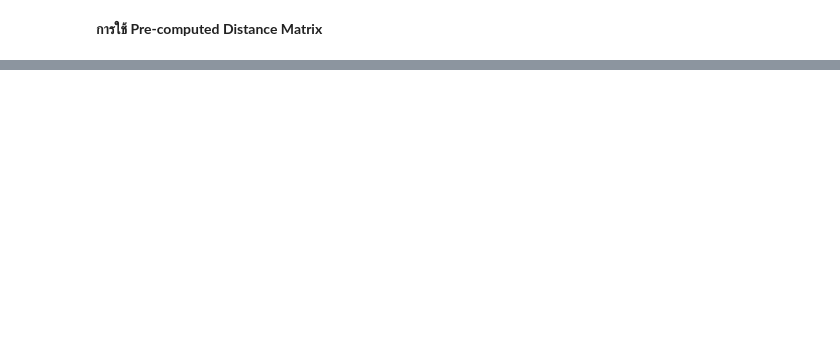
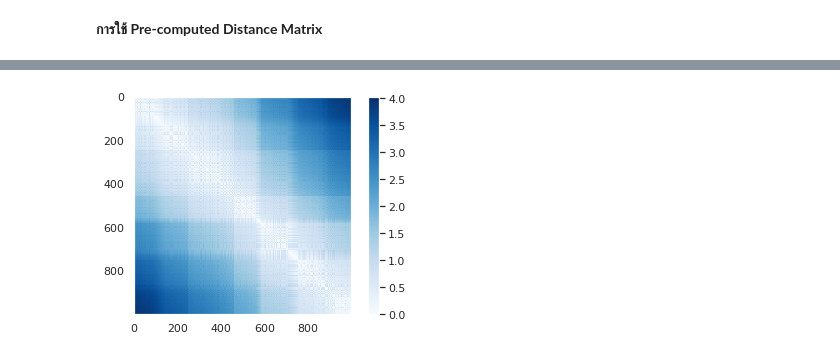
Before and after one commit to Thitichaya2000/multivariate, a Jupyter notebook: Chapter_4_MDS.ipynb, the cells around one changed output, grey strips where cells are left out. Drawn from its saved outputs; the diff is of its cells as text; code cells hidden in the pictures; blank space fills up the shorter version.

```diff
--- a/Chapter_4_MDS.ipynb
+++ b/Chapter_4_MDS.ipynb
@@ -137,0 +205,5 @@ plt.legend()
+# %%
+plt.imshow(D, zorder=2, cmap='Blues', interpolation='nearest')
+plt.colorbar();
+# %% [output]
+[figure, added]
```
Also changed, not shown: parts of 21 cells of this notebook.
